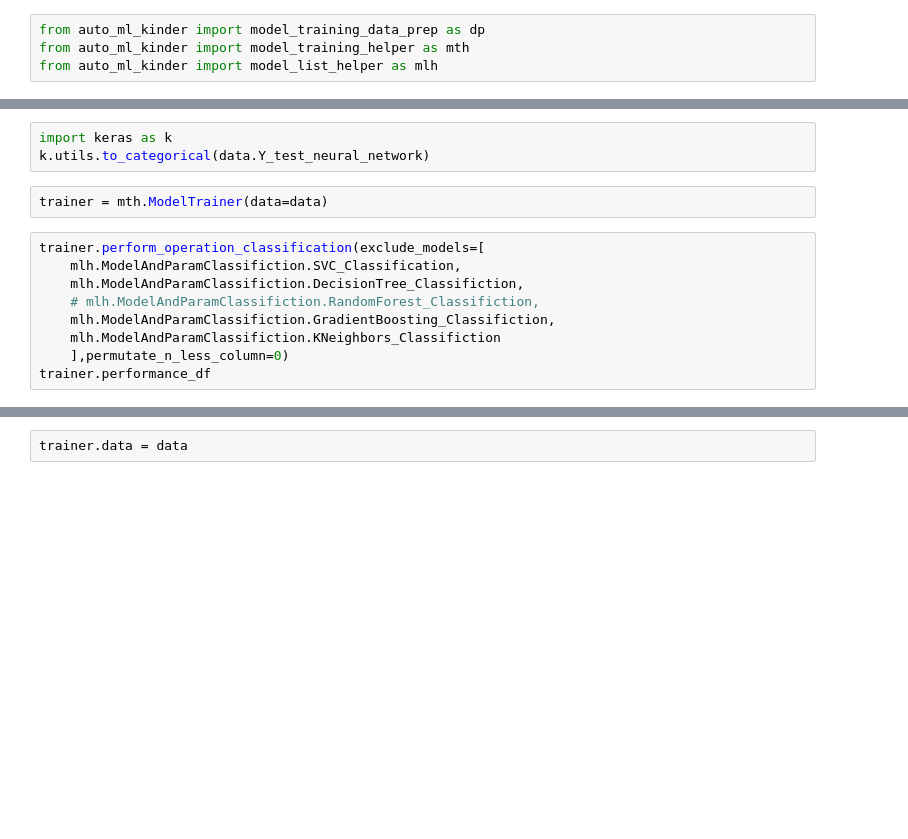
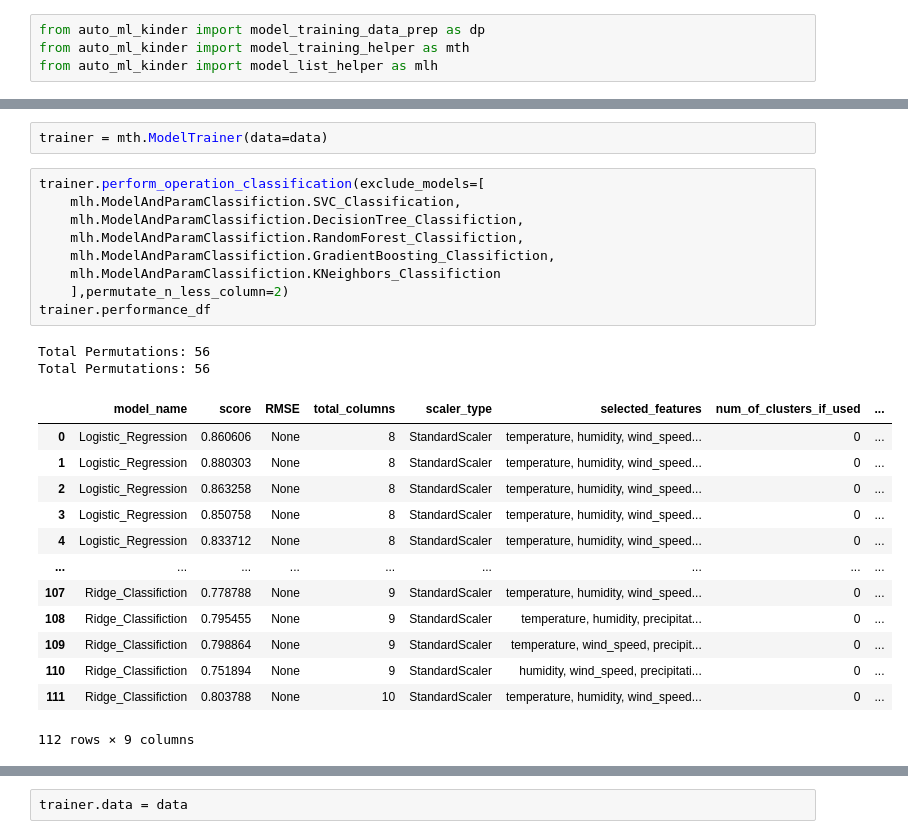
Before and after one commit to kindercappy/kp-auto-ml, a Jupyter notebook: notebooks/classification.ipynb, the cells around one changed output, grey strips where cells are left out. Cells and saved outputs as stored; diff of their text form; blank space fills up the shorter version.

```diff
--- a/notebooks/classification.ipynb
+++ b/notebooks/classification.ipynb
@@ -68,15 +94,28 @@ data = dp.ModelTrainingData(pre_processed_df, dp.ScalerType.STANDARD_SCALER, .95
-# %%
-import keras as k
-k.utils.to_categorical(data.Y_test_neural_network)
 # %%
 trainer = mth.ModelTrainer(data=data)
 # %%
 trainer.perform_operation_classification(exclude_models=[
     mlh.ModelAndParamClassifiction.SVC_Classification,
     mlh.ModelAndParamClassifiction.DecisionTree_Classifiction,
-    # mlh.ModelAndParamClassifiction.RandomForest_Classifiction,
+    mlh.ModelAndParamClassifiction.RandomForest_Classifiction,
     mlh.ModelAndParamClassifiction.GradientBoosting_Classifiction,
     mlh.ModelAndParamClassifiction.KNeighbors_Classifiction
-    ],permutate_n_less_column=0)
+    ],permutate_n_less_column=2)
 trainer.performance_df
+# %% [output]
+Total Permutations: 56
+Total Permutations: 56
+|  | model_name | score | RMSE | total_columns | scaler_type | selected_features | num_of_clusters_if_used | ... |
+| 0 | Logistic_Regression | 0.860606 | None | 8 | StandardScaler | temperature, humidity, wind_speed... | 0 | ... |
+| 1 | Logistic_Regression | 0.880303 | None | 8 | StandardScaler | temperature, humidity, wind_speed... | 0 | ... |
+| 2 | Logistic_Regression | 0.863258 | None | 8 | StandardScaler | temperature, humidity, wind_speed... | 0 | ... |
+| 3 | Logistic_Regression | 0.850758 | None | 8 | StandardScaler | temperature, humidity, wind_speed... | 0 | ... |
+| 4 | Logistic_Regression | 0.833712 | None | 8 | StandardScaler | temperature, humidity, wind_speed... | 0 | ... |
+| ... | ... | ... | ... | ... | ... | ... | ... | ... |
+| 107 | Ridge_Classifiction | 0.778788 | None | 9 | StandardScaler | temperature, humidity, wind_speed... | 0 | ... |
+| 108 | Ridge_Classifiction | 0.795455 | None | 9 | StandardScaler | temperature, humidity, precipitat... | 0 | ... |
+| 109 | Ridge_Classifiction | 0.798864 | None | 9 | StandardScaler | temperature, wind_speed, precipit... | 0 | ... |
+| 110 | Ridge_Classifiction | 0.751894 | None | 9 | StandardScaler | humidity, wind_speed, precipitati... | 0 | ... |
+| 111 | Ridge_Classifiction | 0.803788 | None | 10 | StandardScaler | temperature, humidity, wind_speed... | 0 | ... |
+112 rows × 9 columns
 # %%
```
Also changed, not shown: parts of 14 cells of this notebook, 3 other files.
